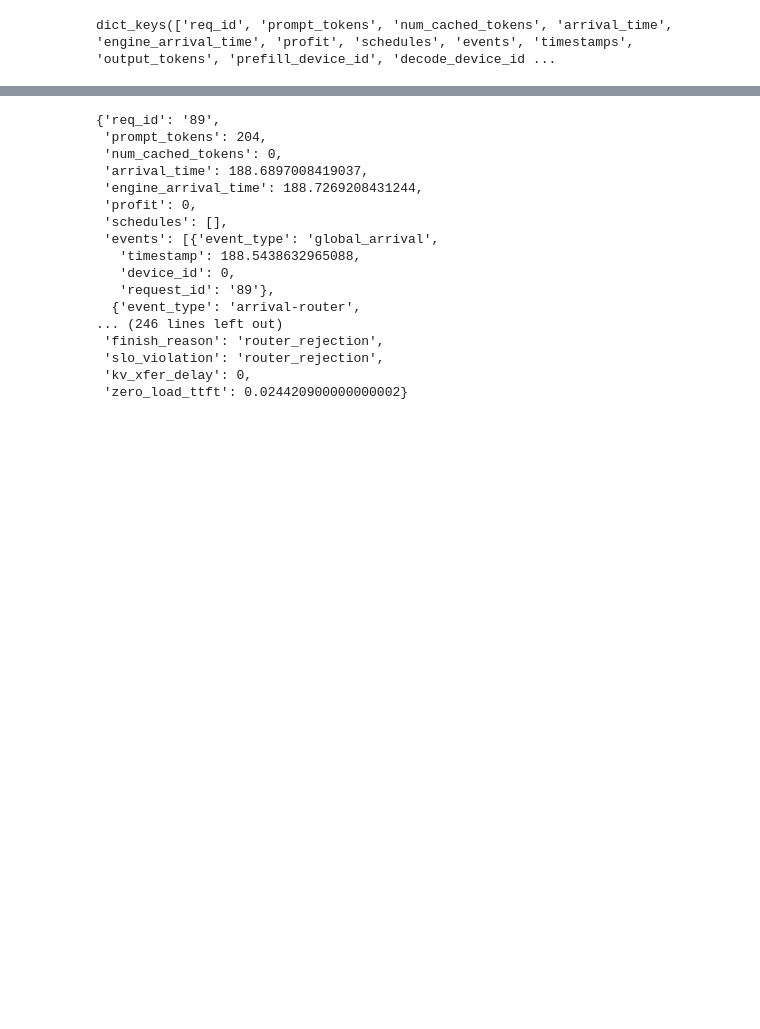
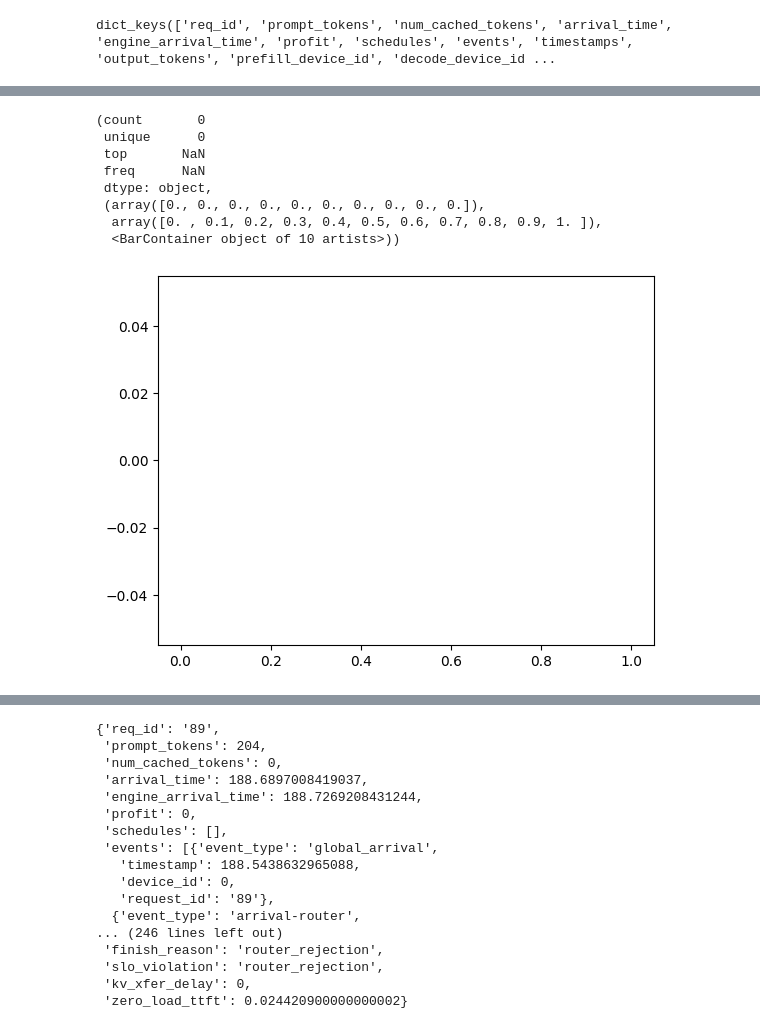
Before and after one commit to gulang2019/SLOServe, a Jupyter notebook: analysis.ipynb, the cells around one changed output, grey strips where cells are left out. Cells and saved outputs as stored; diff of their text form; code cells hidden in the pictures; blank space fills up the shorter version.

```diff
--- a/analysis.ipynb
+++ b/analysis.ipynb
@@ -149,3 +173,17 @@ defaultdict(int, {'none': 904, 'ttft': 28, 'tpot': 3, 'router_rejection': 65})
+# %%
+violated_reqs = [req for req in req_data if req['slo_violation'] == 'ttft']
+laxities = [x['ttft_normalized_laxity'] for x in violated_reqs]
+pd.Series(laxities).describe(percentiles=[0.50, 0.60, 0.70, 0.80, 0.90, 0.95, 0.99]), plt.hist(laxities)
+# %% [output]
+(count       0
+ unique      0
+ top       NaN
+ freq      NaN
+ dtype: object,
+ (array([0., 0., 0., 0., 0., 0., 0., 0., 0., 0.]),
+  array([0. , 0.1, 0.2, 0.3, 0.4, 0.5, 0.6, 0.7, 0.8, 0.9, 1. ]),
+  <BarContainer object of 10 artists>))
+[figure, added]
 # %%
 rejected_reqs = [req for req in req_data if 'reject' in req['slo_violation']]
 results = []
```
Also changed, not shown: parts of 29 cells of this notebook.
